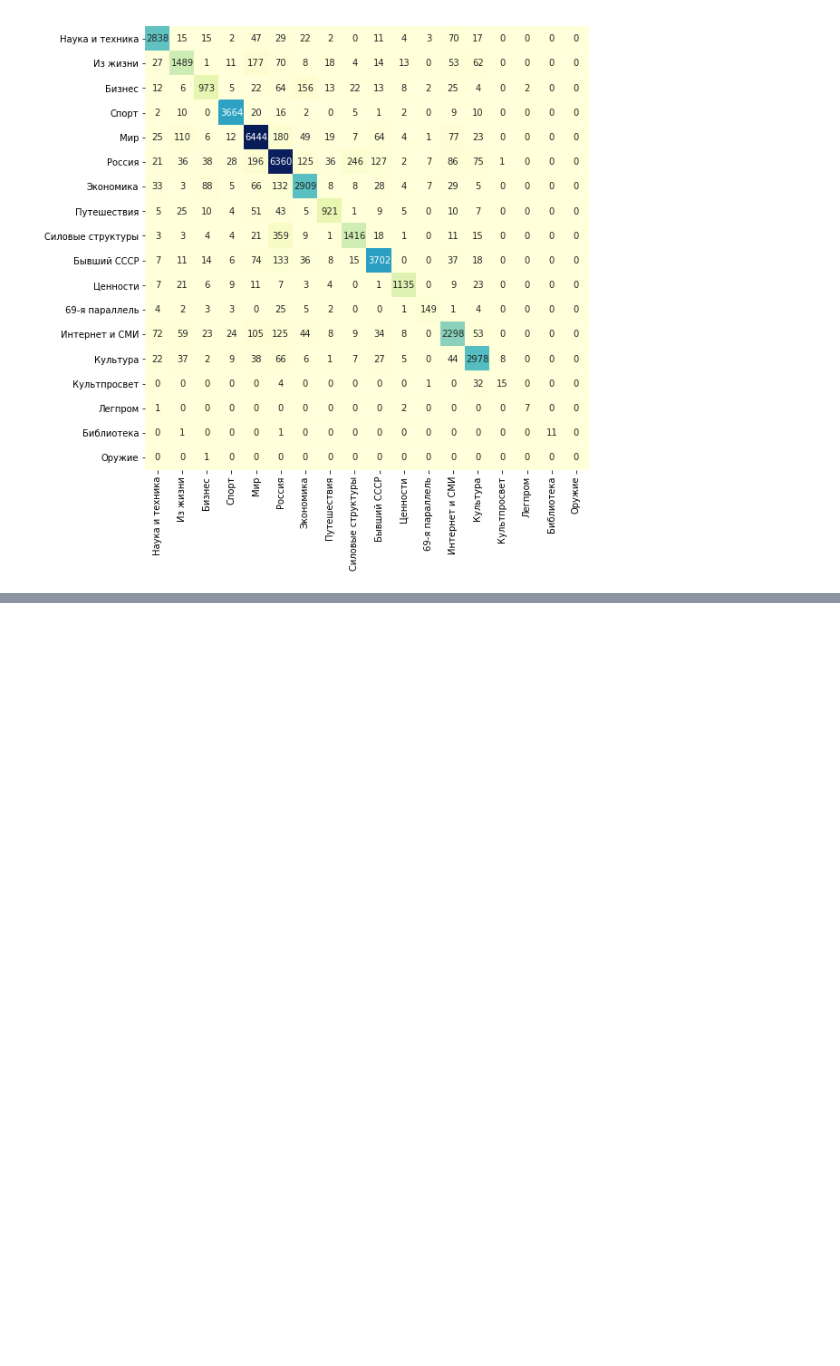
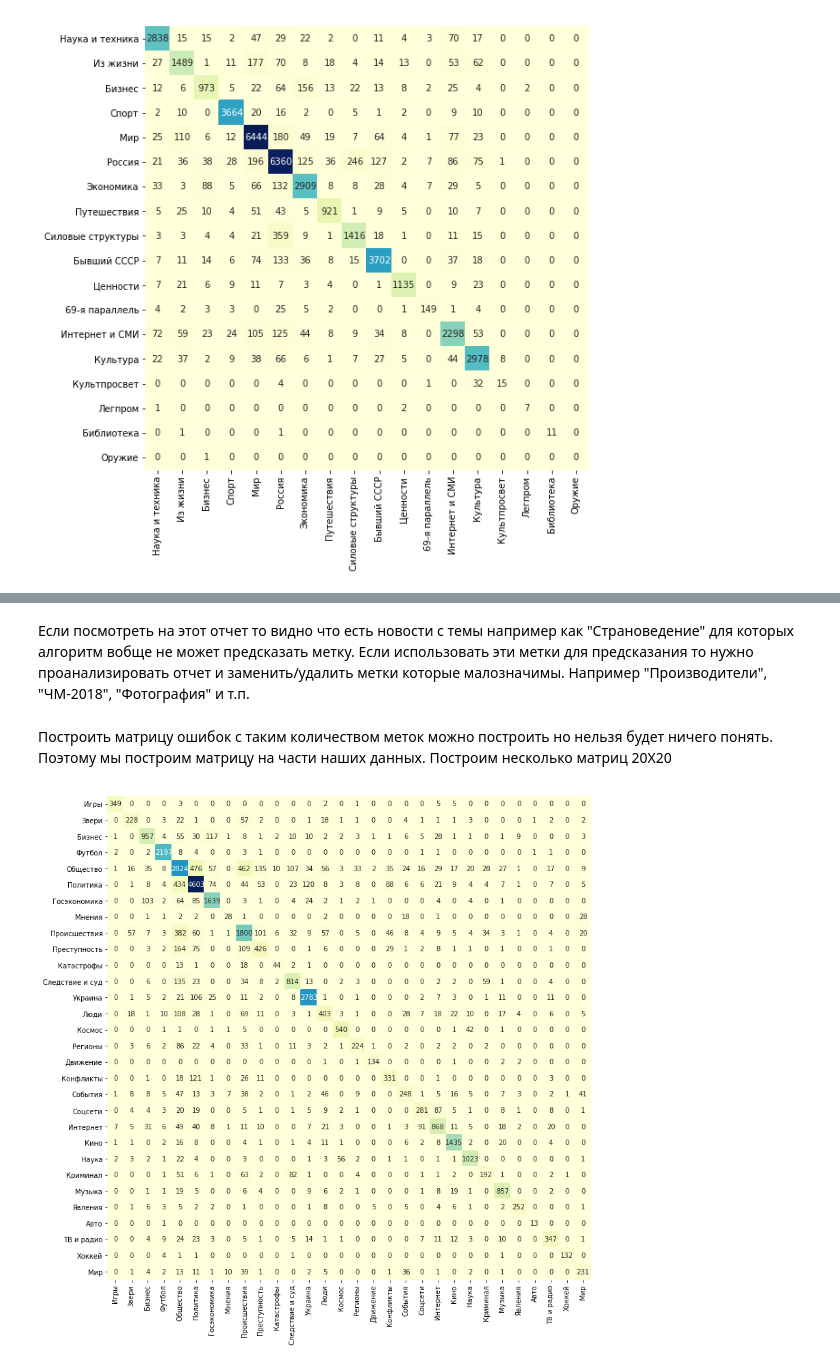
Before and after one commit to vtrokhymenko/topic_news, a Jupyter notebook: report/Report_topic.ipynb, the cells around one changed output, grey strips where cells are left out. Drawn from its saved outputs; the diff is of its cells as text; code cells hidden in the pictures; blank space fills up the shorter version.

```diff
--- a/report/Report_topic.ipynb
+++ b/report/Report_topic.ipynb
@@ -335,0 +484,3 @@ F- score представляет собой среднее между точн
+# %%
+%%time
+X_vect_train,X_vect_test,y_train,y_test = vector_and_massiv(X,y,min_df=40)
@@ -335,0 +490,6 @@ F- score представляет собой среднее между точн
+# %%
+from sklearn.svm import LinearSVC
+svc = LinearSVC(C=0.01)
+# %%
+%%time
+svc.fit(X_vect_train,y_train)
@@ -335,0 +503,3 @@ F- score представляет собой среднее между точн
+# %%
+pred=svc.predict(X_vect_test)
+accuracy_score(y_test,pred)
@@ -335,0 +529,16 @@ F- score представляет собой среднее между точн
+# %% [markdown]
+Если посмотреть на этот отчет то  видно что есть новости с темы например как "Страноведение" для которых алгоритм вобще не может предсказать метку. Если использовать эти метки для предсказания то нужно  проанализировать отчет и заменить/удалить метки которые малозначимы. Например "Производители", "ЧМ-2018", "Фотография"  и т.п.
+# %% [markdown]
+Построить матрицу ошибок с таким количеством меток можно построить но нельзя будет ничего понять. Поэтому  мы построим матрицу на части наших данных. Построим несколько  матриц 20Х20
+# %%
+from sklearn.metrics import confusion_matrix
+import seaborn as sns
+mat = confusion_matrix(y_test,pred,labels=y_test.unique())
+plt.figure(figsize=(13, 13))
+
+sns.heatmap(mat[:30,:30],square=True,annot=True,
+            cbar=False,cmap="YlGnBu",fmt='d',
+            xticklabels=y_test.unique()[:30],
+            yticklabels=y_test.unique()[:30]);
+# %% [output]
+[figure, added]
```
Also changed, not shown: parts of 56 cells of this notebook.
